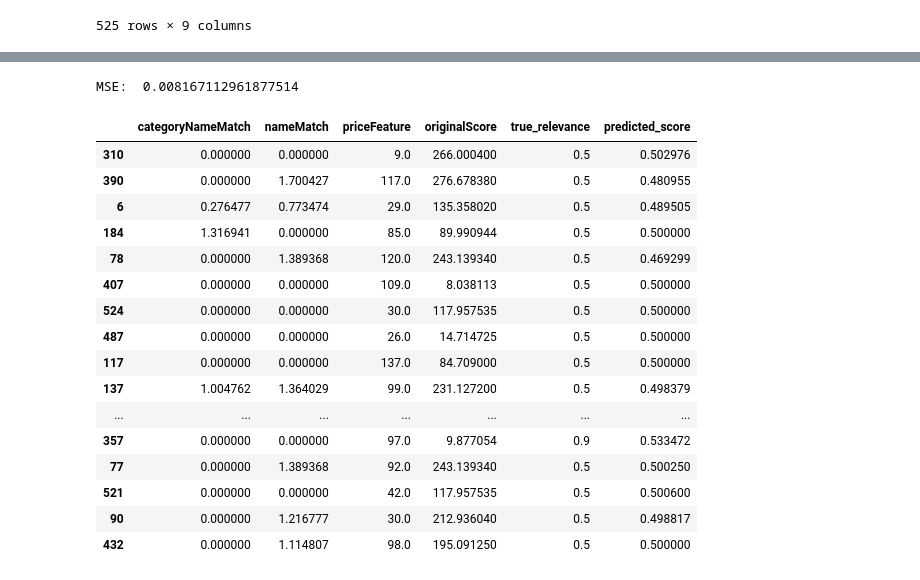
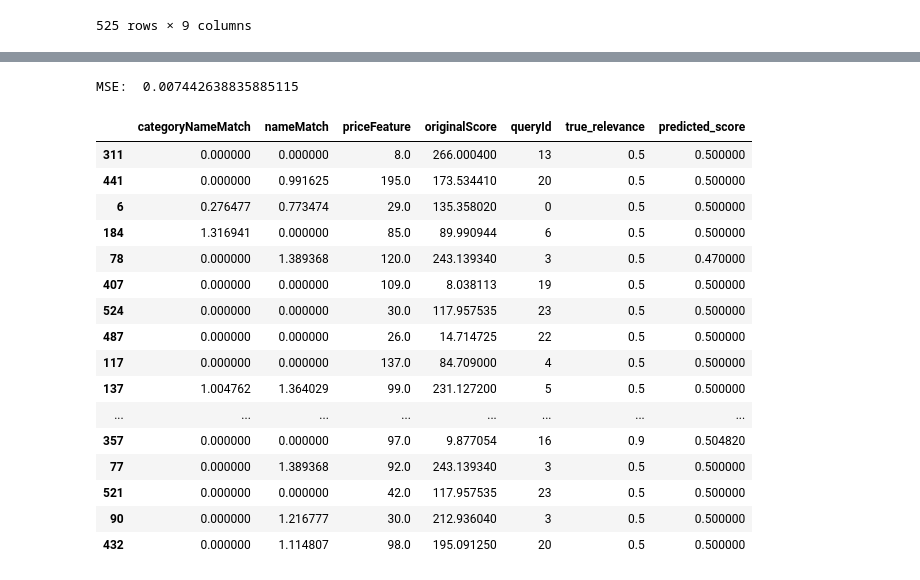
Before and after one commit to renatoh/solr-learn-to-rank-end-to-end-demo, a Jupyter notebook: resources/python/notebooks/learning_to_rank.ipynb, the cells around one changed output, grey strips where cells are left out. Drawn from its saved outputs; the diff is of its cells as text; code cells hidden in the pictures.

```diff
--- a/resources/python/notebooks/learning_to_rank.ipynb
+++ b/resources/python/notebooks/learning_to_rank.ipynb
@@ -42,0 +43,14 @@ array([[<Axes: title={'center': 'weight'}>]], dtype=object)
+# %%
+query_counts = df['queryId'].value_counts()
+valid_query_ids = query_counts[query_counts > 1].index
+df = df[df['queryId'].isin(valid_query_ids)]
+# %%
+conditions = [
+    df['weight'] < 0.33,
+    df['weight'] < 0.66
+]
+choices = [0, 1]
+
+# Assign new column
+df.loc[:, 'label'] = np.select(conditions, choices, default=2)
+df.loc[:, 'label'] = df['label'].astype(int)
@@ -120,34 +186,39 @@ model.dump_model()
 # %%
 from sklearn.ensemble import RandomForestRegressor
 from sklearn.metrics import mean_squared_error
 
-model = RandomForestRegressor(random_state=42, n_estimators=100, min_samples_leaf=5)
+X = df.drop(columns=['searchTerm', 'productCode', 'weight', 'features', 'label'])
+y = df['weight']
+
+X_train, X_test, y_train, y_test = train_test_split(X, y, test_size=0.1, random_state=42)
+
+model = RandomForestRegressor(random_state=42, n_estimators=100)
 model.fit(X_train, y_train)
 y_pred = model.predict(X_test)
 results = X_test.copy()
 results['true_relevance'] = y_test
 results['predicted_score'] = y_pred
 
 mse = mean_squared_error(y_test, y_pred)
 print("MSE: ", mse)
 
 display(results)
 # %% [output]
-MSE:  0.008167112961877514
+MSE:  0.007442638835885115
-|  | categoryNameMatch | nameMatch | priceFeature | originalScore | true_relevance | predicted_score |
-| 310 | 0.000000 | 0.000000 | 9.0 | 266.000400 | 0.5 | 0.502976 |
-| 390 | 0.000000 | 1.700427 | 117.0 | 276.678380 | 0.5 | 0.480955 |
-| 6 | 0.276477 | 0.773474 | 29.0 | 135.358020 | 0.5 | 0.489505 |
-| 184 | 1.316941 | 0.000000 | 85.0 | 89.990944 | 0.5 | 0.500000 |
-| 78 | 0.000000 | 1.389368 | 120.0 | 243.139340 | 0.5 | 0.469299 |
-| 407 | 0.000000 | 0.000000 | 109.0 | 8.038113 | 0.5 | 0.500000 |
-| 524 | 0.000000 | 0.000000 | 30.0 | 117.957535 | 0.5 | 0.500000 |
-| 487 | 0.000000 | 0.000000 | 26.0 | 14.714725 | 0.5 | 0.500000 |
-| 117 | 0.000000 | 0.000000 | 137.0 | 84.709000 | 0.5 | 0.500000 |
-| 137 | 1.004762 | 1.364029 | 99.0 | 231.127200 | 0.5 | 0.498379 |
-| ... | ... | ... | ... | ... | ... | ... |
-| 357 | 0.000000 | 0.000000 | 97.0 | 9.877054 | 0.9 | 0.533472 |
-| 77 | 0.000000 | 1.389368 | 92.0 | 243.139340 | 0.5 | 0.500250 |
-| 521 | 0.000000 | 0.000000 | 42.0 | 117.957535 | 0.5 | 0.500600 |
-| 90 | 0.000000 | 1.216777 | 30.0 | 212.936040 | 0.5 | 0.498817 |
-| 432 | 0.000000 | 1.114807 | 98.0 | 195.091250 | 0.5 | 0.500000 |
+|  | categoryNameMatch | nameMatch | priceFeature | originalScore | queryId | true_relevance | predicted_score |
+| 311 | 0.000000 | 0.000000 | 8.0 | 266.000400 | 13 | 0.5 | 0.500000 |
+| 441 | 0.000000 | 0.991625 | 195.0 | 173.534410 | 20 | 0.5 | 0.500000 |
+| 6 | 0.276477 | 0.773474 | 29.0 | 135.358020 | 0 | 0.5 | 0.500000 |
+| 184 | 1.316941 | 0.000000 | 85.0 | 89.990944 | 6 | 0.5 | 0.500000 |
+| 78 | 0.000000 | 1.389368 | 120.0 | 243.139340 | 3 | 0.5 | 0.470000 |
+| 407 | 0.000000 | 0.000000 | 109.0 | 8.038113 | 19 | 0.5 | 0.500000 |
+| 524 | 0.000000 | 0.000000 | 30.0 | 117.957535 | 23 | 0.5 | 0.500000 |
+| 487 | 0.000000 | 0.000000 | 26.0 | 14.714725 | 22 | 0.5 | 0.500000 |
+| 117 | 0.000000 | 0.000000 | 137.0 | 84.709000 | 4 | 0.5 | 0.500000 |
+| 137 | 1.004762 | 1.364029 | 99.0 | 231.127200 | 5 | 0.5 | 0.500000 |
+| ... | ... | ... | ... | ... | ... | ... | ... |
+| 357 | 0.000000 | 0.000000 | 97.0 | 9.877054 | 16 | 0.9 | 0.504820 |
+| 77 | 0.000000 | 1.389368 | 92.0 | 243.139340 | 3 | 0.5 | 0.500000 |
+| 521 | 0.000000 | 0.000000 | 42.0 | 117.957535 | 23 | 0.5 | 0.500000 |
+| 90 | 0.000000 | 1.216777 | 30.0 | 212.936040 | 3 | 0.5 | 0.500000 |
+| 432 | 0.000000 | 1.114807 | 98.0 | 195.091250 | 20 | 0.5 | 0.500000 |
```
Also changed, not shown: parts of 13 cells of this notebook, 1 other file.
